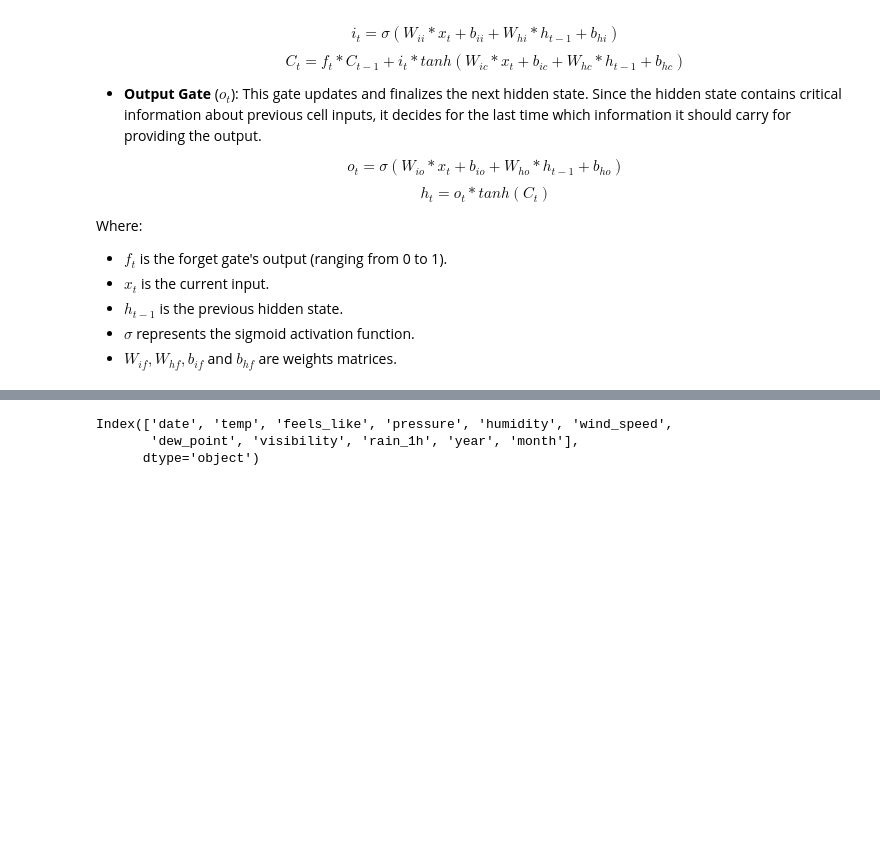
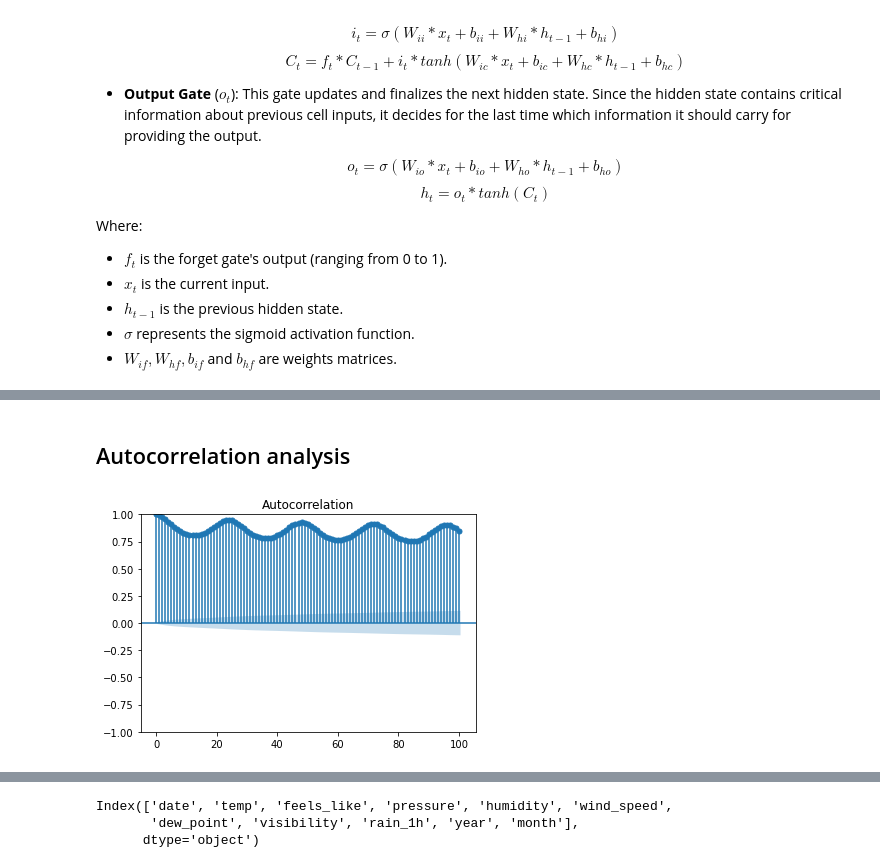
Before and after one commit to marcoandresv/DS_Consorci_2025, a Jupyter notebook: 7.- Deep Learning/3.- Time Series/Long-Short Term Memory_Neural Networks.ipynb, the cells around one changed output, grey strips where cells are left out. Drawn from its saved outputs; the diff is of its cells as text; code cells hidden in the pictures; blank space fills up the shorter version.

```diff
--- a/7.- Deep Learning/3.- Time Series/Long-Short Term Memory_Neural Networks.ipynb
+++ b/7.- Deep Learning/3.- Time Series/Long-Short Term Memory_Neural Networks.ipynb
@@ -112,0 +242,14 @@ See the caveats in the documentation: https://pandas.pydata.org/pandas-docs/stab
+# %% [markdown]
+## Autocorrelation analysis
+# %%
+from statsmodels.graphics.tsaplots import plot_acf, plot_pacf
+import matplotlib.pyplot as plt
+import pandas as pd
+
+series = pd.Series(weather['temp'])
+
+# Plot autocorrelation for lags 1 to 20
+plot_acf(series, lags=100)
+plt.show()
+# %% [output]
+[figure, added]
```
Also changed, not shown: parts of 34 cells of this notebook.
